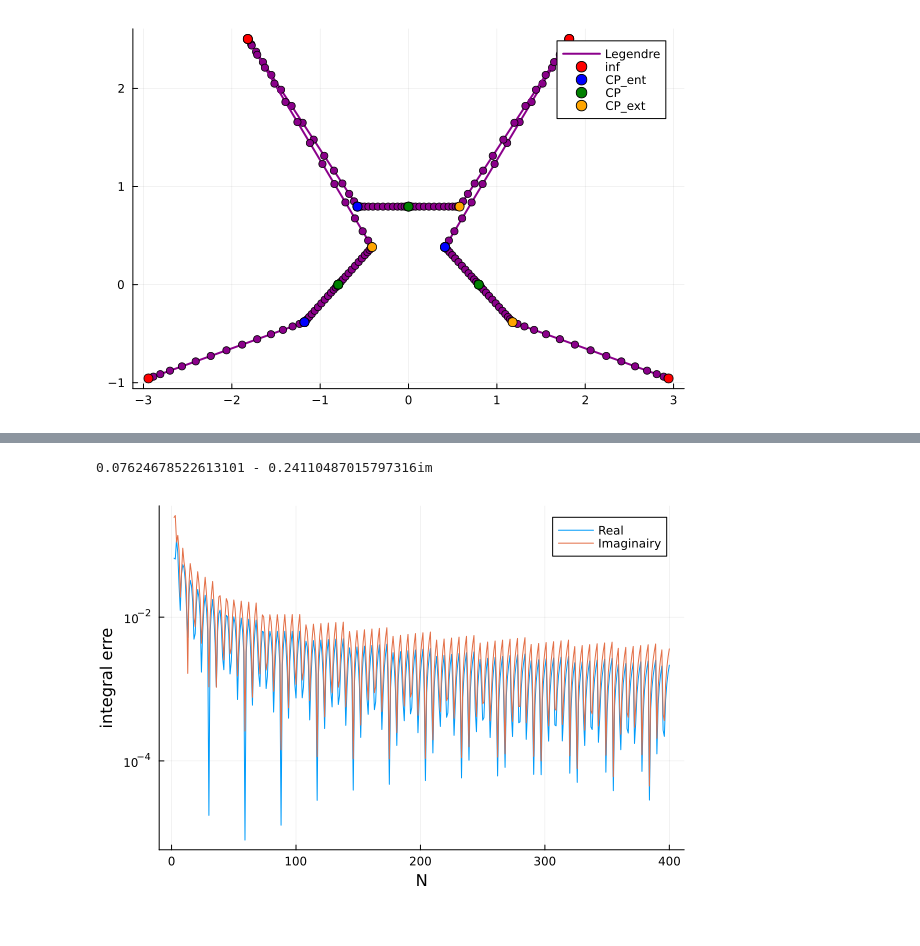
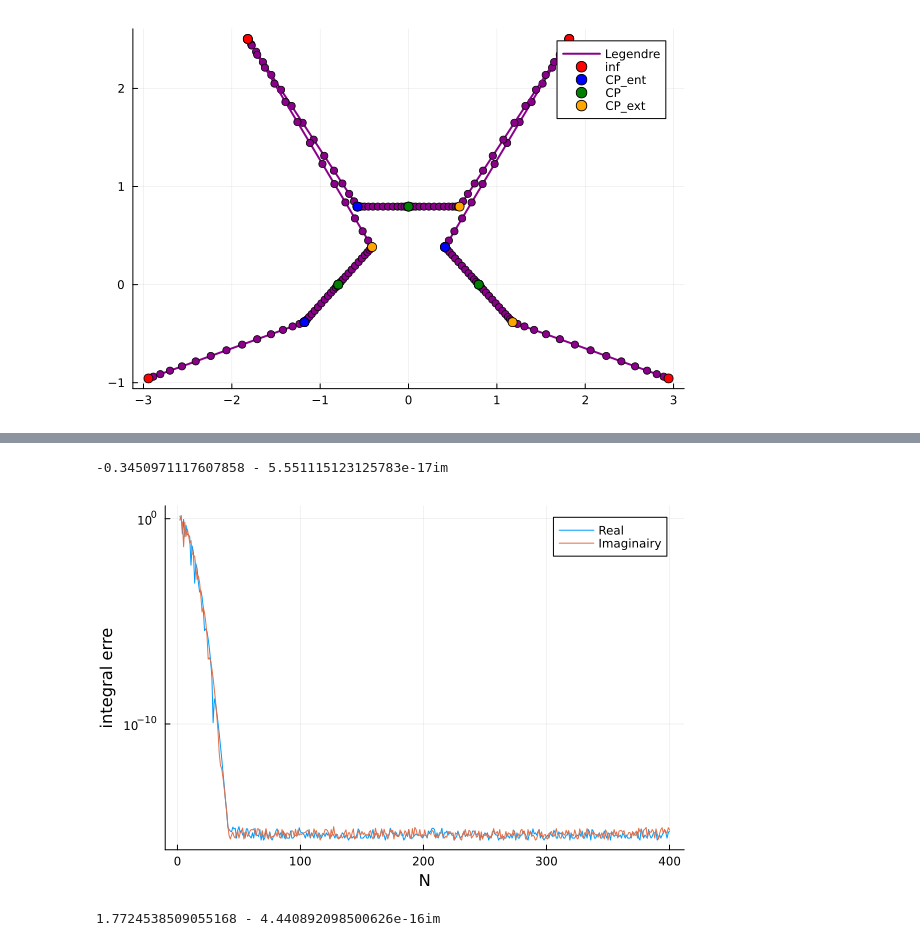
Before and after one commit to WietseVaes/NUTM-timestep, a Jupyter notebook: Code/test.ipynb, the cells around one changed output, grey strips where cells are left out. Drawn from its saved outputs; the diff is of its cells as text; code cells hidden in the pictures.

```diff
--- a/Code/test.ipynb
+++ b/Code/test.ipynb
@@ -78,14 +78,24 @@ plot!(2:400,abs.(imag.(funt.(collect(2:400)) .- refs)) .+ eps(), label = "Imagin
 # %%
 w = [1];
 N = 300;
-m = -.5
+m = 2
 x = 1;
 t = 1;
 funt = (N) -> SpecialFunction(w, x, t, m, N)
 funt(N)|>display
 refs = funt(500)
 plot(2:400,abs.(real.(funt.(collect(2:400)) .- refs)) .+ eps(), xlabel = "N", ylabel = "integral erre", label = "Real", yaxis =:log)
 plot!(2:400,abs.(imag.(funt.(collect(2:400)) .- refs)) .+ eps(), label = "Imaginairy")
 # %% [output]
-0.07624678522613101 - 0.24110487015797316im
+-0.3450971117607858 - 5.551115123125783e-17im
-[figure, old version]
+[figure, new version]
+# %%
+w = [1];
+N = 140;
+m = 0
+x = 0.000;
+t = 1;
+funt = (N) -> SpecialFunction(w, x, t, m, N)
+funt(N) |>display
+# %% [output]
+1.7724538509055168 - 4.440892098500626e-16im
```
Also changed, not shown: parts of 10 cells of this notebook.
